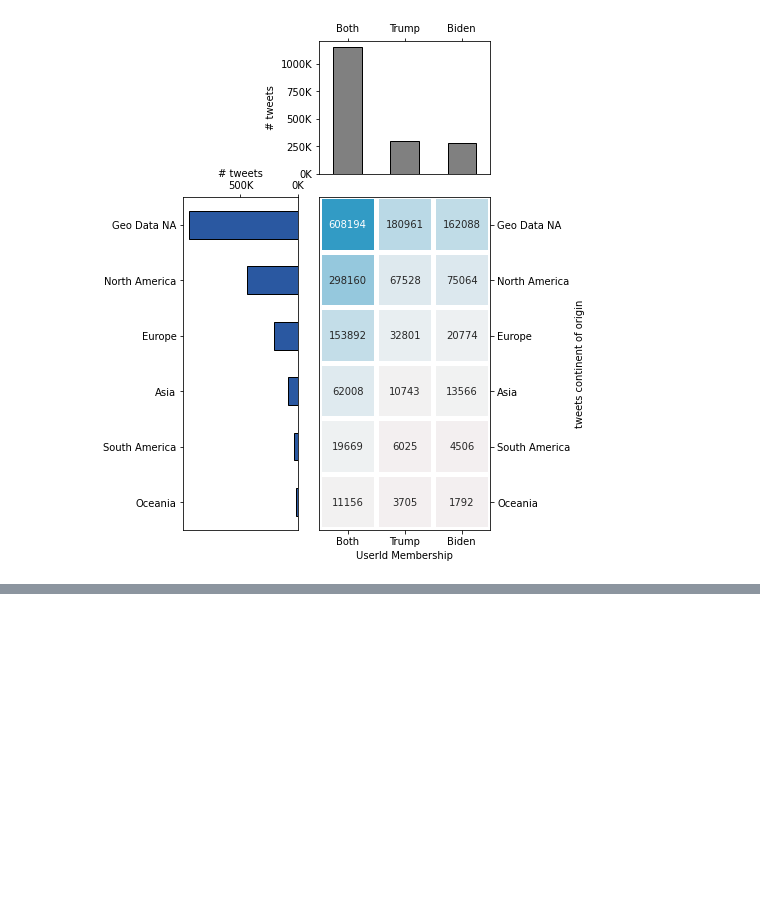
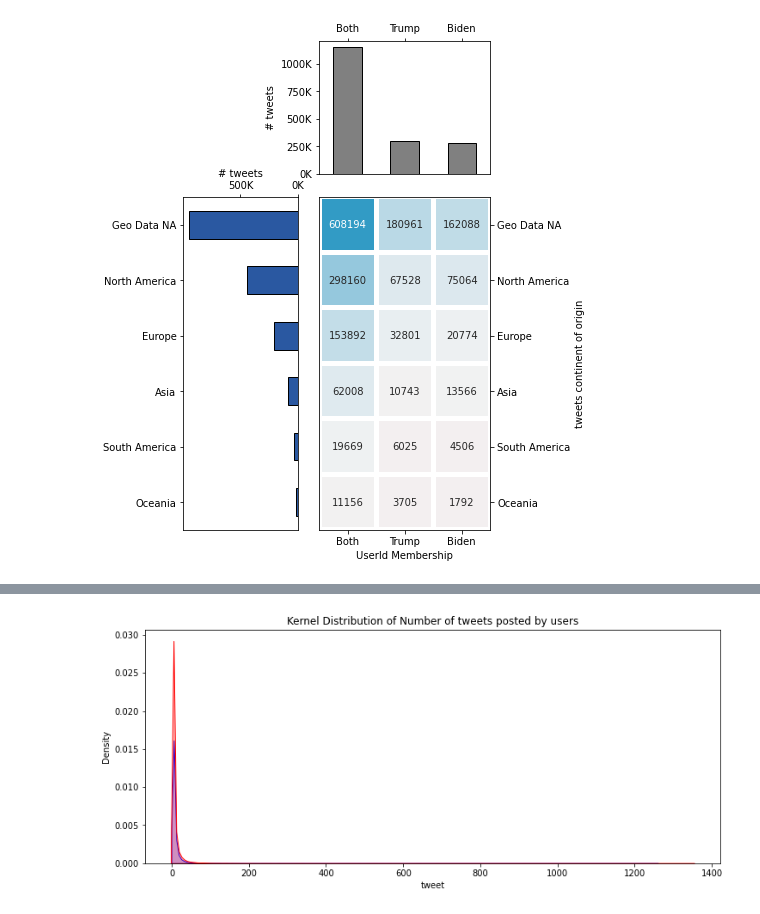
Before and after one commit to sydney-machine-learning/sentimentanalysis-USelections, a Jupyter notebook: main.ipynb, the cells around one changed output, grey strips where cells are left out. Cells and saved outputs as stored; diff of their text form; code cells hidden in the pictures; blank space fills up the shorter version.

```diff
--- a/main.ipynb
+++ b/main.ipynb
@@ -401,0 +420,10 @@ plt.show()
+# %%
+fig, ax=plt.subplots(1,1, figsize=(12,5))
+
+line_ax = ax
+line_ax.set_title('Kernel Distribution of Number of tweets posted by users')
+sns.kdeplot(tweets_biden.groupby(['user_id'])['tweet'].count(), shade=True, color='b', label='Biden Dataset', ax=line_ax)
+sns.kdeplot(tweets_trump.groupby(['user_id'])['tweet'].count(), shade=True, color='r', label='Trump Dataset', ax=line_ax)
+plt.show()
+# %% [output]
+[figure, added]
```
Also changed, not shown: parts of 13 cells of this notebook.
